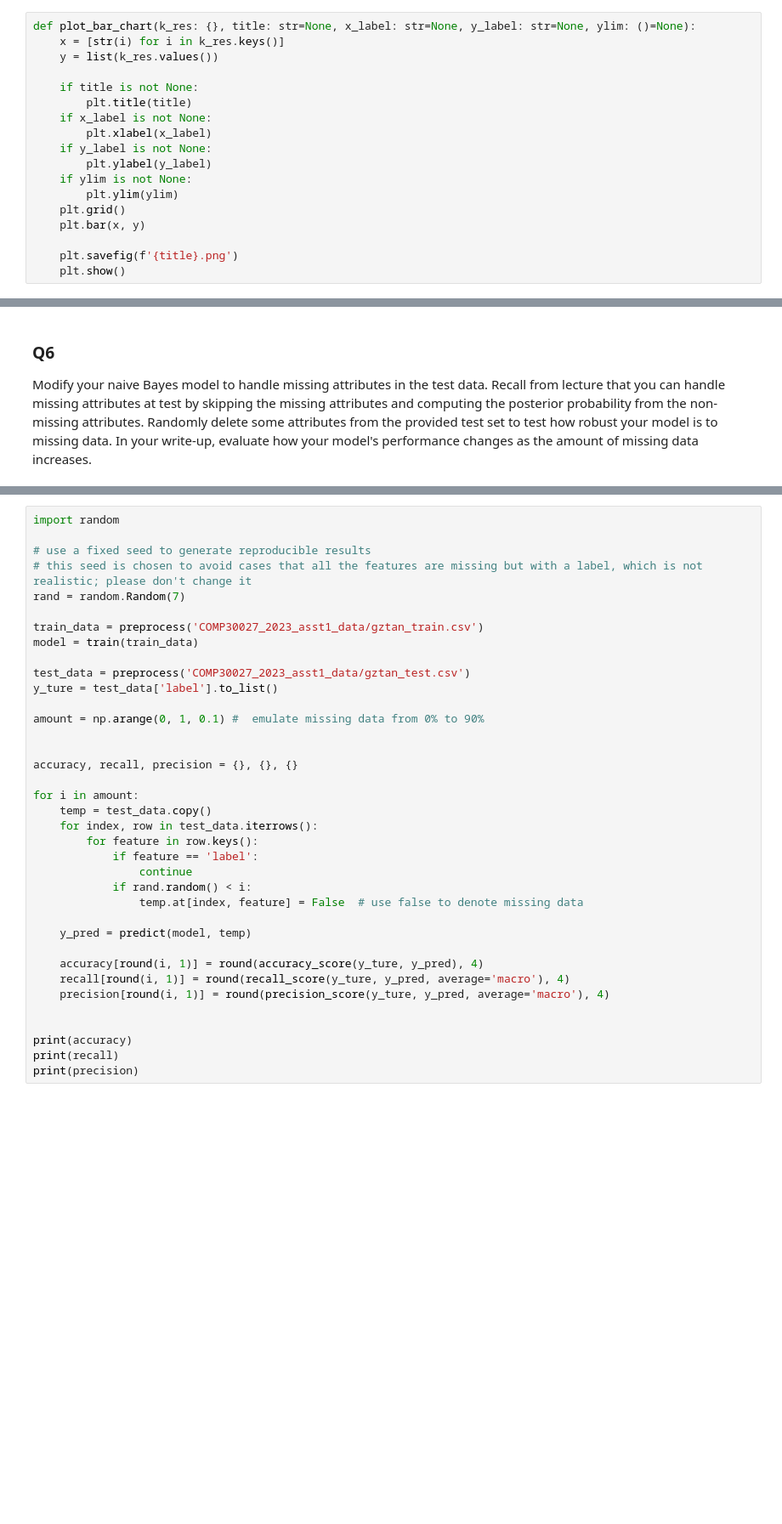
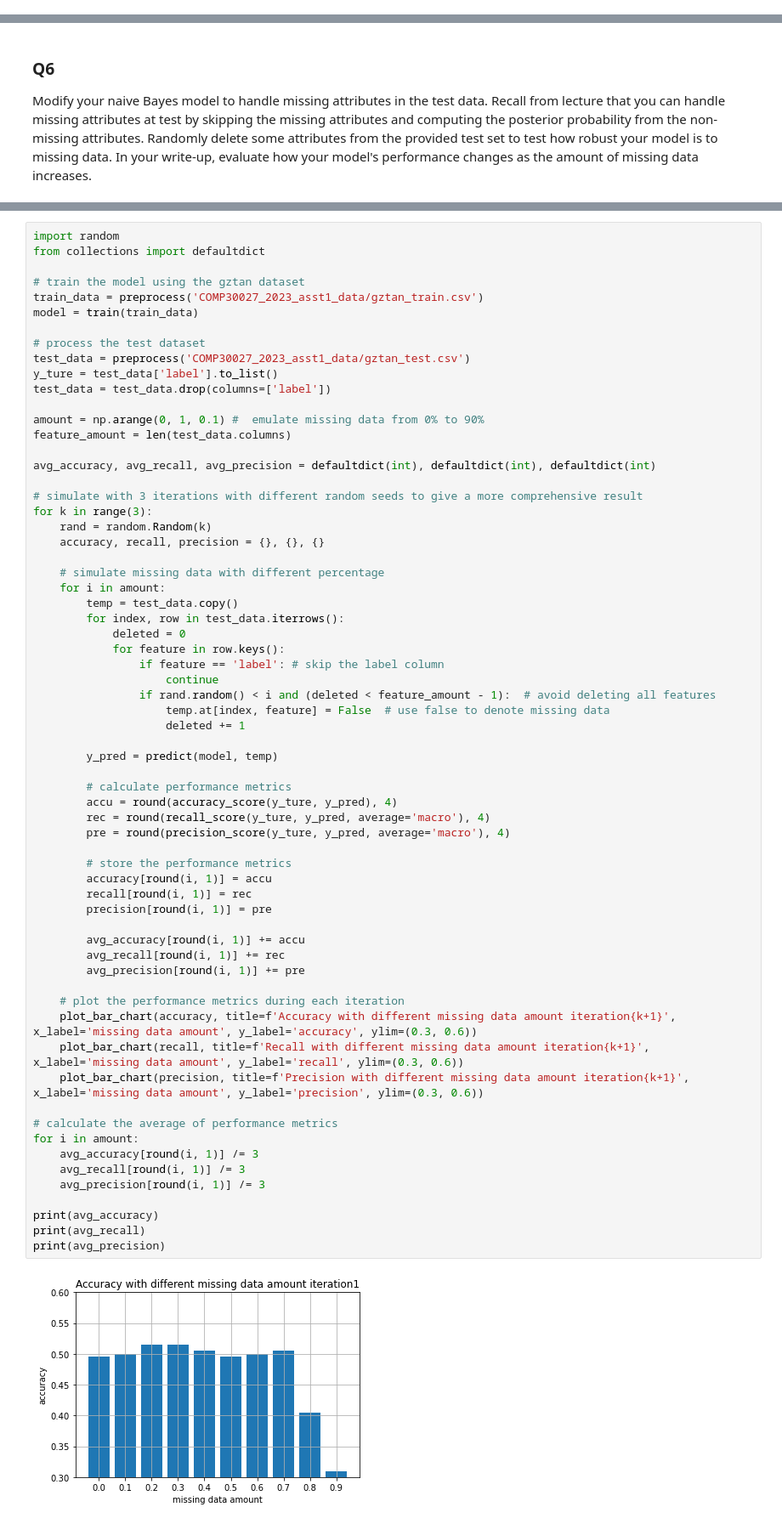
Before and after one commit to chris0311/COMP30027, a Jupyter notebook: COMP30027_2023_asst1_template.ipynb, the cells around one changed output, grey strips where cells are left out. Shown: that part at 85% size. Drawn from its saved outputs; the diff is of its cells as text; blank space fills up the shorter version.

```diff
--- a/COMP30027_2023_asst1_template.ipynb
+++ b/COMP30027_2023_asst1_template.ipynb
@@ -397,18 +383,0 @@ fold: 1000
-# %%
-def plot_bar_chart(k_res: {}, title: str=None, x_label: str=None, y_label: str=None, ylim: ()=None):
-    x = [str(i) for i in k_res.keys()]
-    y = list(k_res.values())
-
-    if title is not None:
-        plt.title(title)
-    if x_label is not None:
-        plt.xlabel(x_label)
-    if y_label is not None:
-        plt.ylabel(y_label)
-    if ylim is not None:
-        plt.ylim(ylim)
-    plt.grid()
-    plt.bar(x, y)
-
-    plt.savefig(f'{title}.png')
-    plt.show()
@@ -437,38 +418,67 @@ Modify your naive Bayes model to handle missing attributes in the test data. Rec
 # %%
 import random
+from collections import defaultdict
 
-# use a fixed seed to generate reproducible results
-# this seed is chosen to avoid cases that all the features are missing but with a label, which is not realistic; please don't change it
-rand = random.Random(7)
-
+# train the model using the gztan dataset
 train_data = preprocess('COMP30027_2023_asst1_data/gztan_train.csv')
 model = train(train_data)
 
+# process the test dataset
 test_data = preprocess('COMP30027_2023_asst1_data/gztan_test.csv')
 y_ture = test_data['label'].to_list()
+test_data = test_data.drop(columns=['label'])
 
 amount = np.arange(0, 1, 0.1) #  emulate missing data from 0% to 90%
+feature_amount = len(test_data.columns)
 
+avg_accuracy, avg_recall, avg_precision = defaultdict(int), defaultdict(int), defaultdict(int)
 
-accuracy, recall, precision = {}, {}, {}
+# simulate with 3 iterations with different random seeds to give a more comprehensive result
+for k in range(3):
+    rand = random.Random(k)
+    accuracy, recall, precision = {}, {}, {}
 
+    # simulate missing data with different percentage
+    for i in amount:
+        temp = test_data.copy()
+        for index, row in test_data.iterrows():
+            deleted = 0
+            for feature in row.keys():
+                if feature == 'label': # skip the label column
+                    continue
+                if rand.random() < i and (deleted < feature_amount - 1):  # avoid deleting all features
+                    temp.at[index, feature] = False  # use false to denote missing data
+                    deleted += 1
+
+        y_pred = predict(model, temp)
+
+        # calculate performance metrics
+        accu = round(accuracy_score(y_ture, y_pred), 4)
+        rec = round(recall_score(y_ture, y_pred, average='macro'), 4)
+        pre = round(precision_score(y_ture, y_pred, average='macro'), 4)
+
+        # store the performance metrics
+        accuracy[round(i, 1)] = accu
+        recall[round(i, 1)] = rec
+        precision[round(i, 1)] = pre
+
+        avg_accuracy[round(i, 1)] += accu
+        avg_recall[round(i, 1)] += rec
+        avg_precision[round(i, 1)] += pre
+
+    # plot the performance metrics during each iteration
+    plot_bar_chart(accuracy, title=f'Accuracy with different missing data amount iteration{k+1}', x_label='missing data amount', y_label='accuracy', ylim=(0.3, 0.6))
+    plot_bar_chart(recall, title=f'Recall with different missing data amount iteration{k+1}', x_label='missing data amount', y_label='recall', ylim=(0.3, 0.6))
+    plot_bar_chart(precision, title=f'Precision with different missing data amount iteration{k+1}', x_label='missing data amount', y_label='precision', ylim=(0.3, 0.6))
+
+# calculate the average of performance metrics
 for i in amount:
-    temp = test_data.copy()
-    for index, row in test_data.iterrows():
-        for feature in row.keys():
-            if feature == 'label':
-                continue
-            if rand.random() < i:
-                temp.at[index, feature] = False  # use false to denote missing data
+    avg_accuracy[round(i, 1)] /= 3
+    avg_recall[round(i, 1)] /= 3
+    avg_precision[round(i, 1)] /= 3
 
-    y_pred = predict(model, temp)
-
-    accuracy[round(i, 1)] = round(accuracy_score(y_ture, y_pred), 4)
-    recall[round(i, 1)] = round(recall_score(y_ture, y_pred, average='macro'), 4)
-    precision[round(i, 1)] = round(precision_score(y_ture, y_pred, average='macro'), 4)
-
-
-print(accuracy)
-print(recall)
-print(precision)
+print(avg_accuracy)
+print(avg_recall)
+print(avg_precision)
 # %% [output]
+[figure, added]
```
Also changed, not shown: parts of 35 cells of this notebook, 3 other files.
